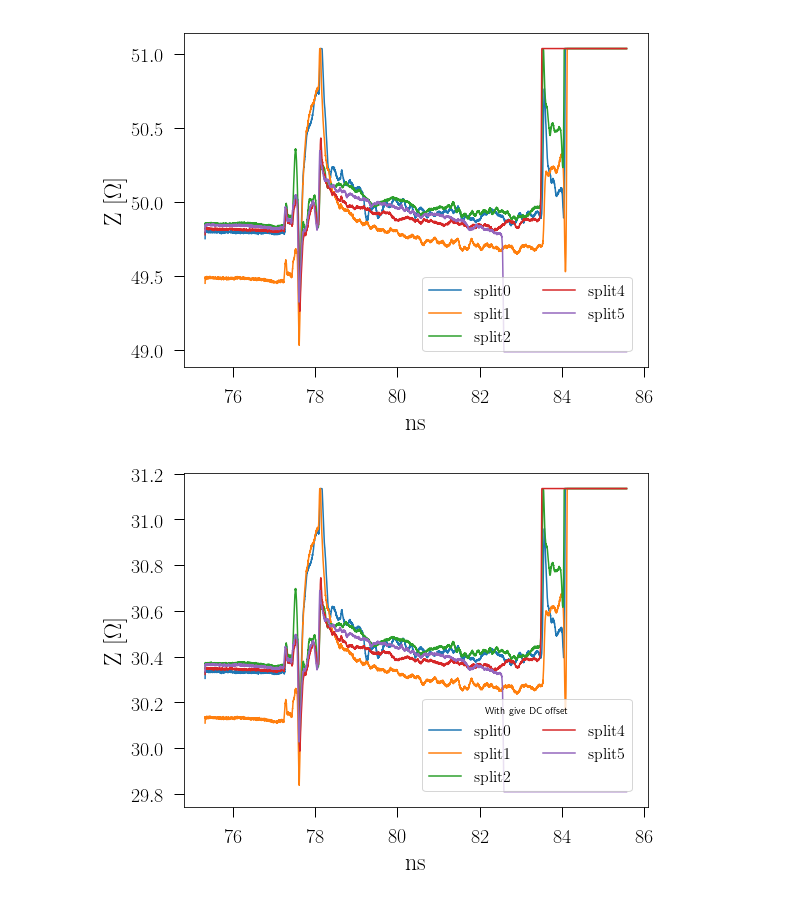
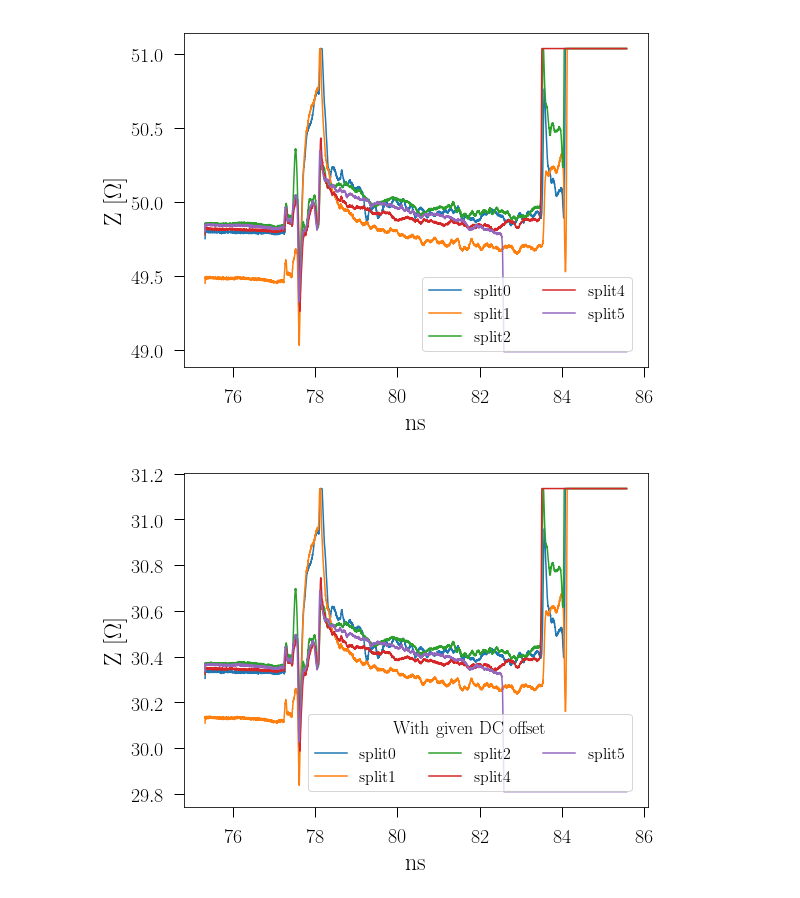
Before and after one commit to kaiwen-zheng131/scratch, a Jupyter notebook: 20190409_flex_tests_start.ipynb, the cells around one changed output. Drawn from its saved outputs; the diff is of its cells as text; code cells hidden in the pictures.

```diff
--- a/20190409_flex_tests_start.ipynb
+++ b/20190409_flex_tests_start.ipynb
@@ -103,22 +103,22 @@ tight_layout()
 # %%
 #with the given dc offset
 
 figure(figsize = (8,6))
 k = 0
 
 for f in files:
     split = np.load(f)
     t_sec = np.arange(len(split))*xinc + xoffset
     y_volts = split*ymult + yoffset
     rho = y_volts/v_max
     z_ohms = 50*((1+rho)/(1-rho))
     plot(t_sec*1e9, z_ohms , label = '$\mathrm{split %0.0f}$' %splits[k])
     k = k+1
 
 xlabel('$\mathrm{ns}$')
 ylabel('$\mathrm{Z\ [\\Omega]}$')
 
-legend(loc=4, ncol=2, title = '$\mathrm{With\ given\ DC\ offset')
+legend(loc=4, ncol=3, title = '$\mathrm{With\ given\ DC\ offset}$', title_fontsize = 18)
 tight_layout()
 # %% [output]
-[figure, old version]
+[figure, new version]
```
